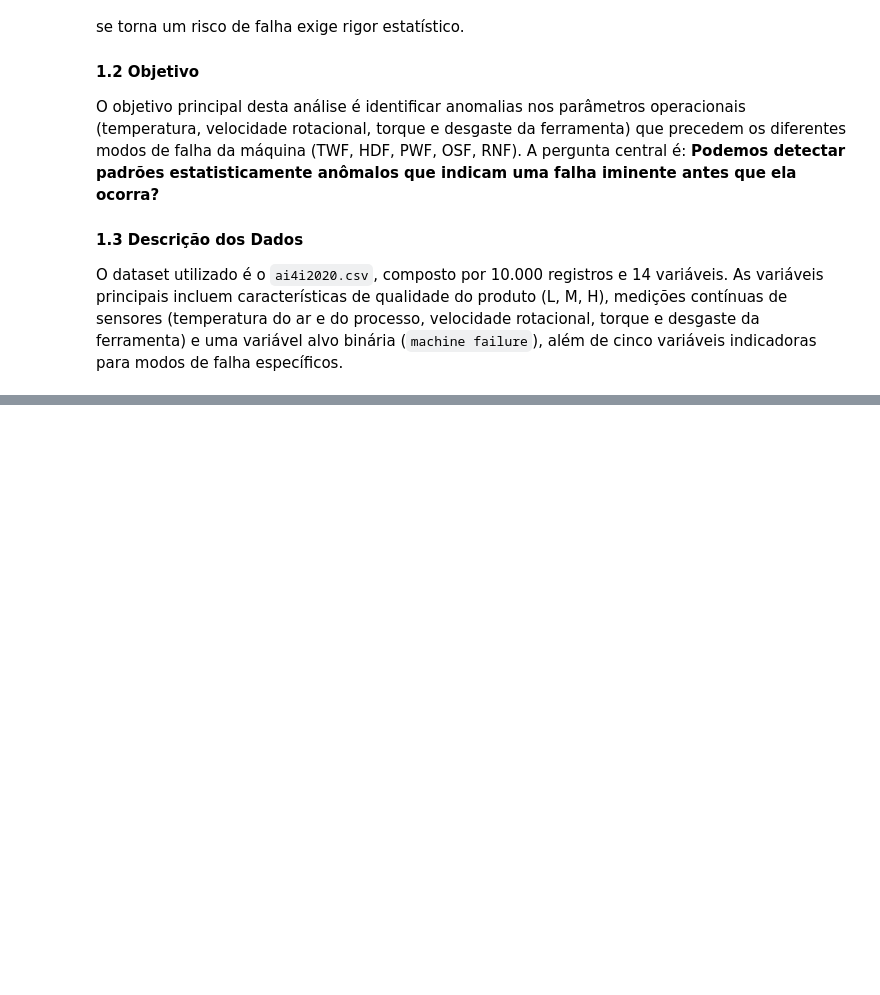
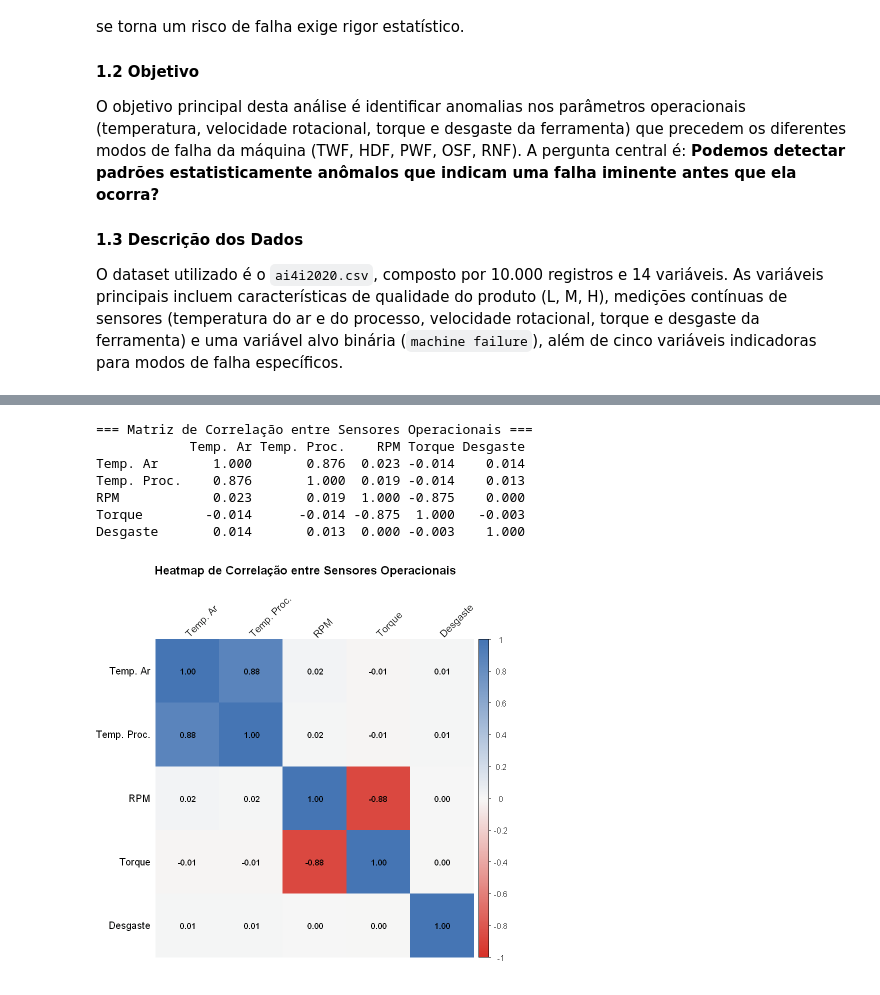
Before and after one commit to Melo-RafaelV/deteccao-anomalias-manutencao, a Jupyter notebook: deteccao-anomalias-maquinas.ipynb, the cells around one changed output, grey strips where cells are left out. Cells and saved outputs as stored; diff of their text form; code cells hidden in the pictures; blank space fills up the shorter version.

```diff
--- a/deteccao-anomalias-maquinas.ipynb
+++ b/deteccao-anomalias-maquinas.ipynb
@@ -82,0 +235,40 @@ A data.frame: 5 × 14
+# %%
+# ---- 2.3 Heatmap de Correlação entre Sensores Operacionais ----
+
+# Instalar corrplot se não estiver disponível
+if (!requireNamespace("corrplot", quietly = TRUE)) {
+  install.packages("corrplot", repos = "https://cloud.r-project.org")
+}
+library(corrplot)
+
+# Subconjunto com as variáveis de sensores operacionais (sem a variável-alvo)
+num_df <- df[, c("Air.temperature..K.", "Process.temperature..K.",
+                  "Rotational.speed..rpm.", "Torque..Nm.",
+                  "Tool.wear..min.")]
+colnames(num_df) <- c("Temp. Ar", "Temp. Proc.", "RPM", "Torque", "Desgaste")
+
+# Matriz de correlação
+cor_matrix <- cor(num_df, method = "pearson")
+cat("=== Matriz de Correlação entre Sensores Operacionais ===\n")
+print(round(cor_matrix, 3))
+
+# Heatmap com valores anotados
+corrplot(cor_matrix,
+         method      = "color",
+         type        = "full",
+         addCoef.col = "black",
+         number.cex  = 0.85,
+         tl.col      = "black",
+         tl.srt      = 45,
+         col         = colorRampPalette(c("#d73027", "#f7f7f7", "#4575b4"))(200),
+         title       = "Heatmap de Correlação entre Sensores Operacionais",
+         mar         = c(0, 0, 2, 0))
+# %% [output]
+=== Matriz de Correlação entre Sensores Operacionais ===
+            Temp. Ar Temp. Proc.    RPM Torque Desgaste
+Temp. Ar       1.000       0.876  0.023 -0.014    0.014
+Temp. Proc.    0.876       1.000  0.019 -0.014    0.013
+RPM            0.023       0.019  1.000 -0.875    0.000
+Torque        -0.014      -0.014 -0.875  1.000   -0.003
+Desgaste       0.014       0.013  0.000 -0.003    1.000
+[figure, added]
```
Also changed, not shown: parts of 15 cells of this notebook, 1 other file.
